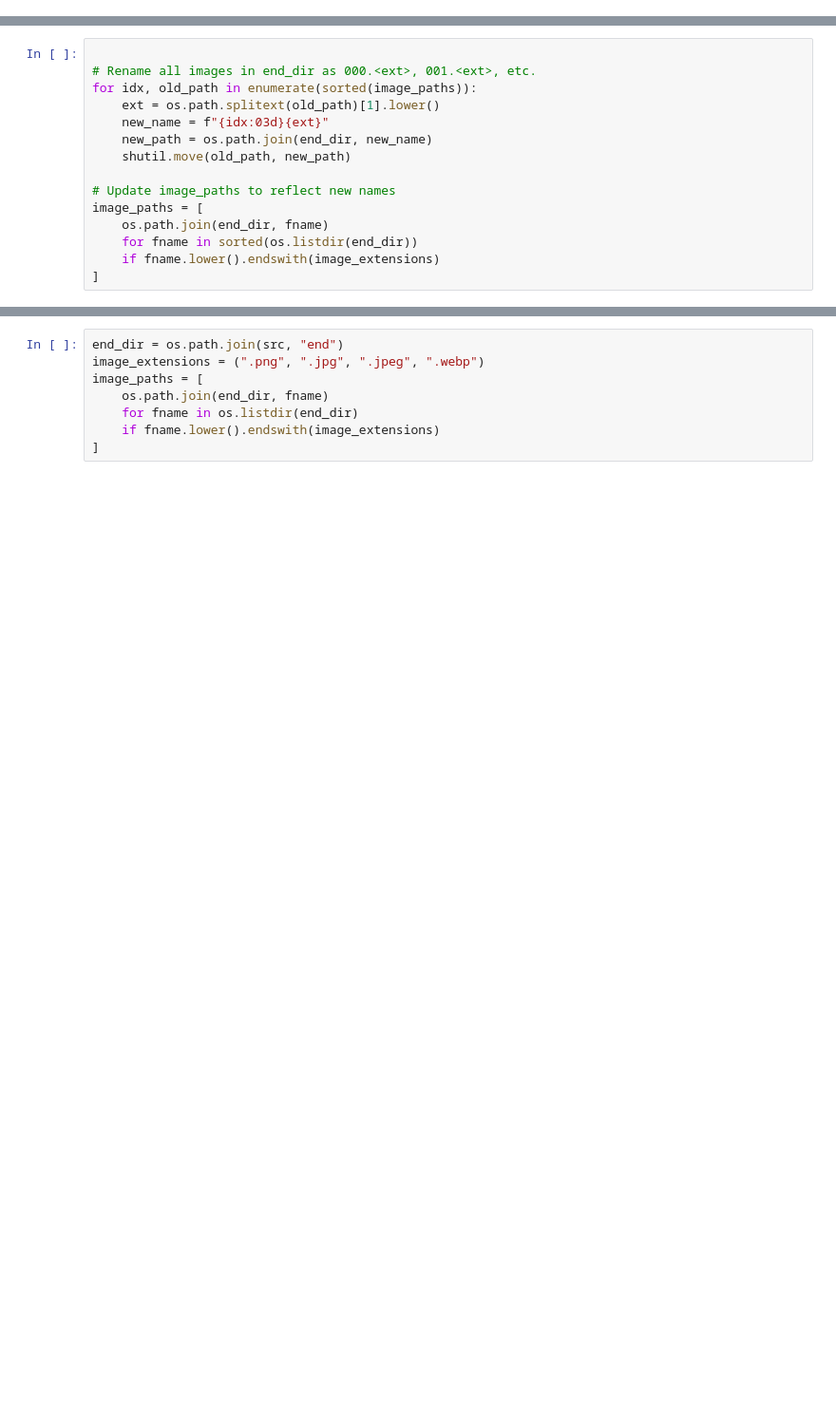
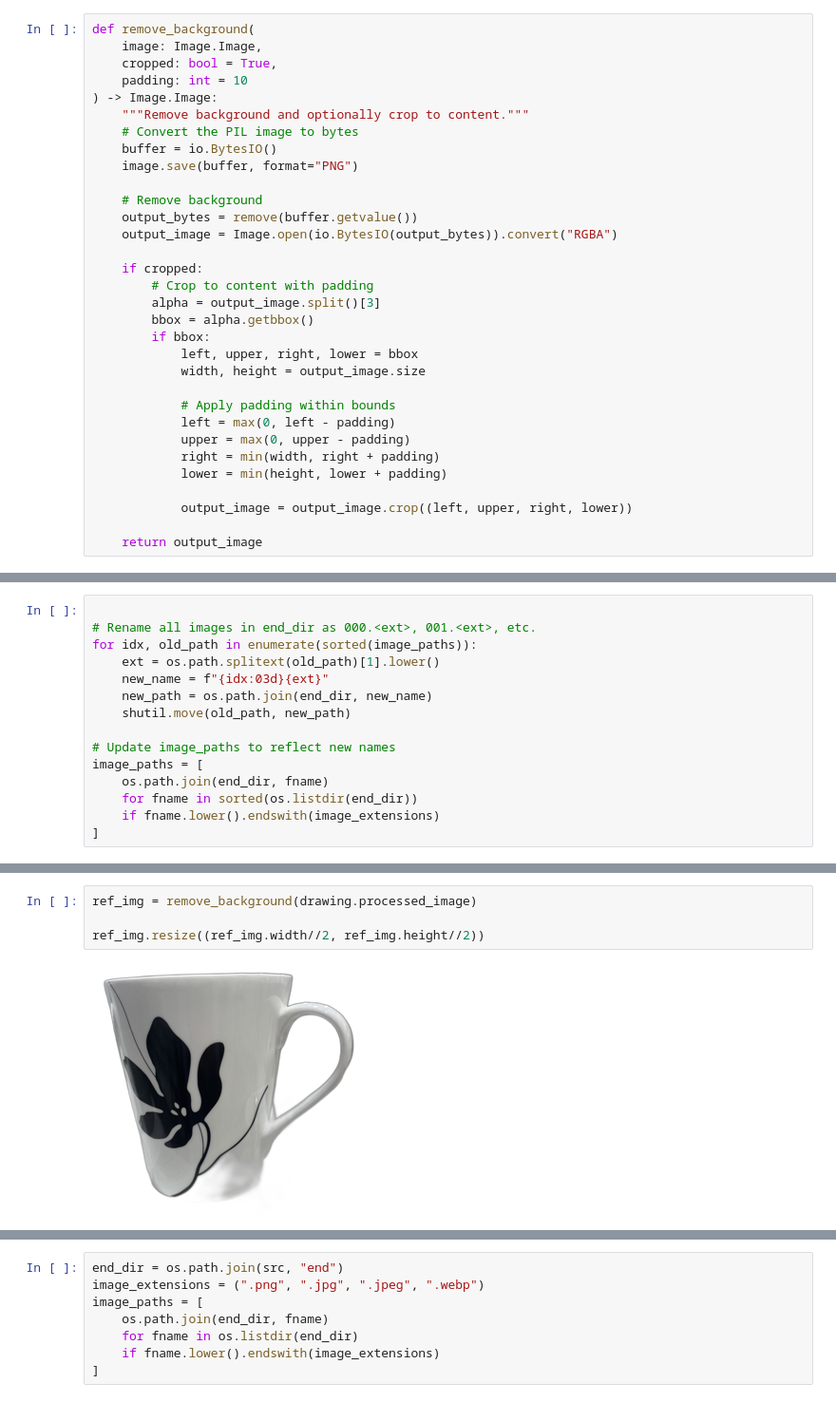
Before and after one commit to Saquib764/omini-kontext, a Jupyter notebook: helpers/dataset_creator.ipynb, the cells around one changed output, grey strips where cells are left out. Shown: that part at 95% size. Cells and saved outputs as stored; diff of their text form; blank space fills up the shorter version.

```diff
--- a/helpers/dataset_creator.ipynb
+++ b/helpers/dataset_creator.ipynb
@@ -42,4 +49,36 @@ def generate_image(base_scene_path, save_path, prompt = "Add character to the im
     ).images[0]
     result_img_base.save(save_path)
     return result_img_base
+# %%
+def remove_background(
+    image: Image.Image,
+    cropped: bool = True,
+    padding: int = 10
+) -> Image.Image:
+    """Remove background and optionally crop to content."""
+    # Convert the PIL image to bytes
+    buffer = io.BytesIO()
+    image.save(buffer, format="PNG")
+
+    # Remove background
+    output_bytes = remove(buffer.getvalue())
+    output_image = Image.open(io.BytesIO(output_bytes)).convert("RGBA")
+
+    if cropped:
+        # Crop to content with padding
+        alpha = output_image.split()[3]
+        bbox = alpha.getbbox()
+        if bbox:
+            left, upper, right, lower = bbox
+            width, height = output_image.size
+
+            # Apply padding within bounds
+            left = max(0, left - padding)
+            upper = max(0, upper - padding)
+            right = min(width, right + padding)
+            lower = min(height, lower + padding)
+
+            output_image = output_image.crop((left, upper, right, lower))
+
+    return output_image
 # %%
@@ -82,0 +172,6 @@ i = 11
+# %%
+ref_img = remove_background(drawing.processed_image)
+
+ref_img.resize((ref_img.width//2, ref_img.height//2))
+# %% [output]
+[figure, added]
```
Also changed, not shown: parts of 16 cells of this notebook, 2 other files.
